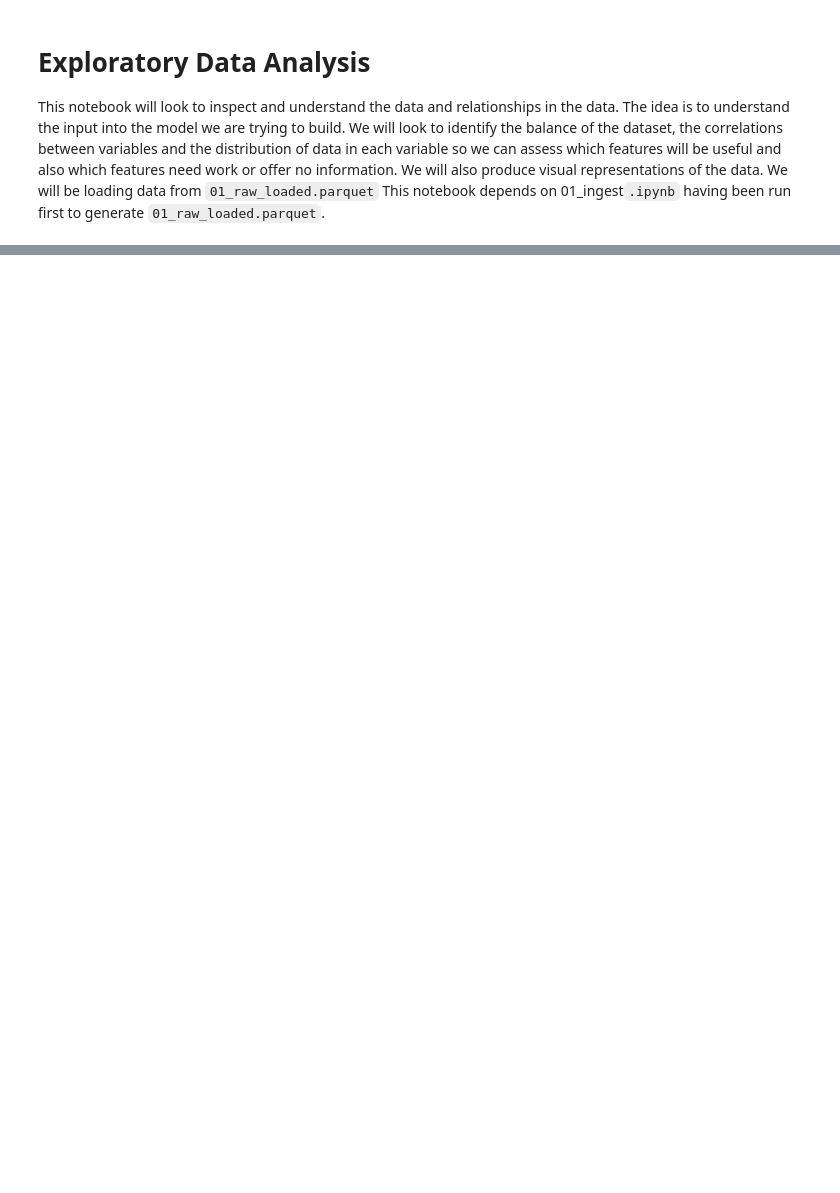
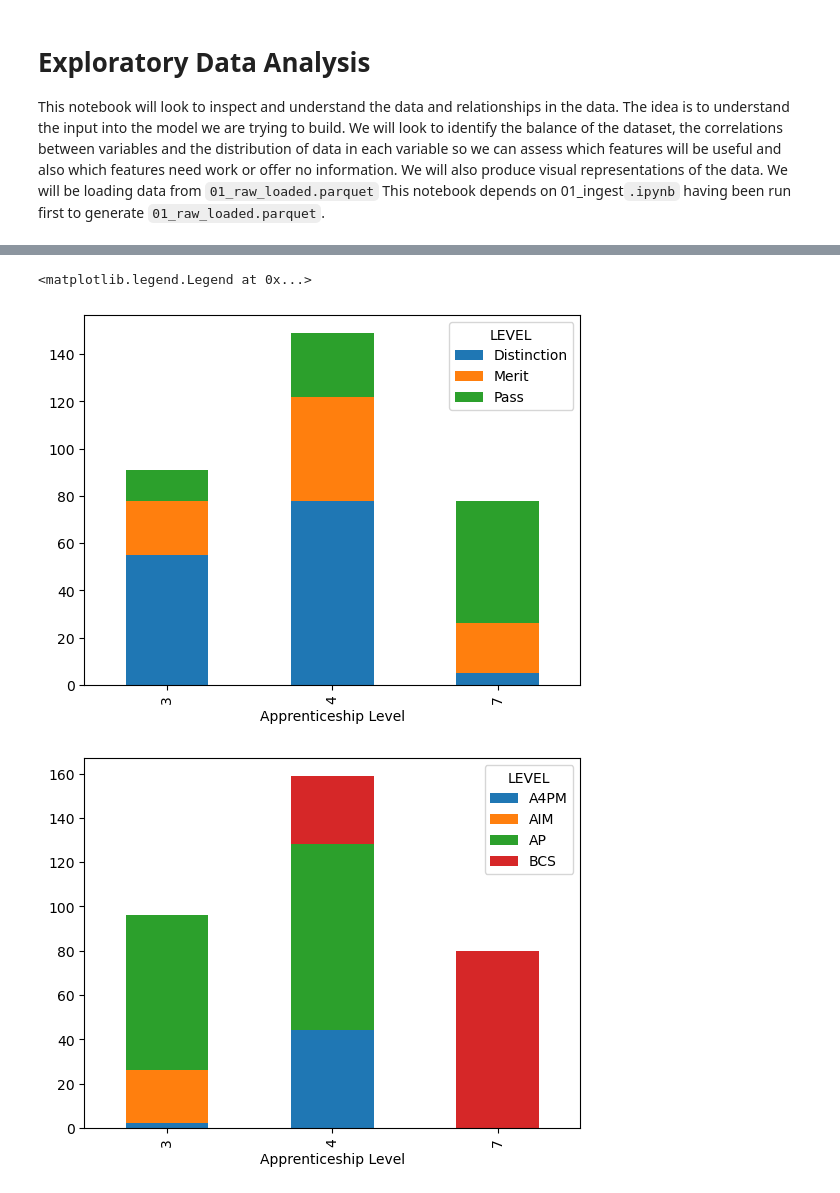
Before and after one commit to ashmatt31/grade-profile-ml, a Jupyter notebook: notebooks/02_eda.ipynb, the cells around one changed output, grey strips where cells are left out. Saved outputs shown, nothing was run; the diff lists cells and outputs as text; code cells hidden in the pictures; blank space fills up the shorter version.

```diff
--- a/notebooks/02_eda.ipynb
+++ b/notebooks/02_eda.ipynb
@@ -26,0 +97,14 @@ df = pd.read_parquet(Path("data/processed/01_raw_loaded.parquet"))
+# %%
+fig2, ax3= plt.subplots()
+df_viz_2.plot(kind='bar', stacked=True, ax=ax3)
+ax3.legend(title='LEVEL')
+
+df_viz4 = pd.crosstab(df[LEVEL_COL],df[EPAO_COL])
+
+fig, ax4 = plt.subplots()
+df_viz4.plot(kind='bar', stacked=True, ax=ax4)
+ax4.legend(title='LEVEL')
+# %% [output]
+<matplotlib.legend.Legend at 0x...>
+[figure, added]
+[figure, added]
```
Also changed, not shown: parts of 26 cells of this notebook.
